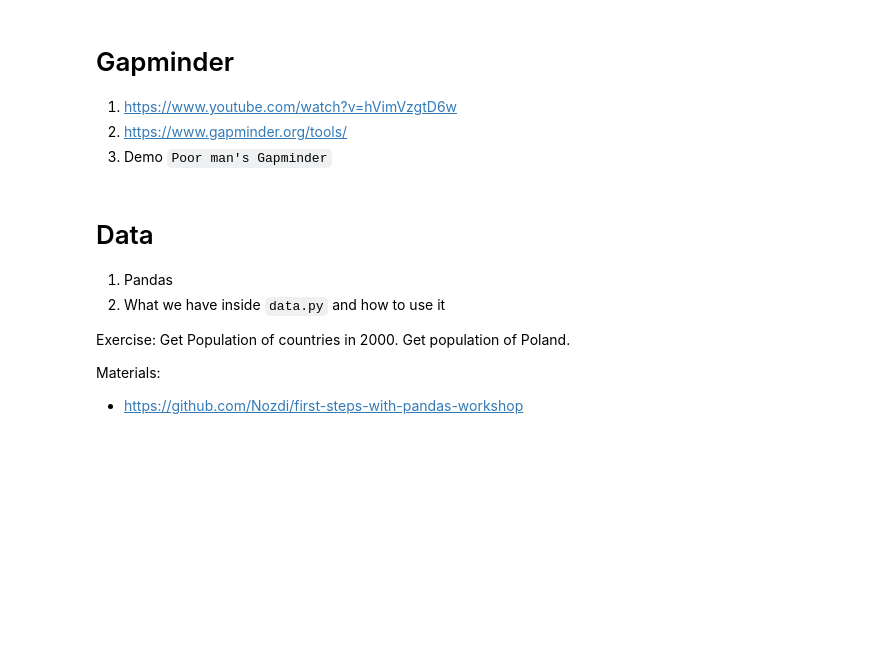
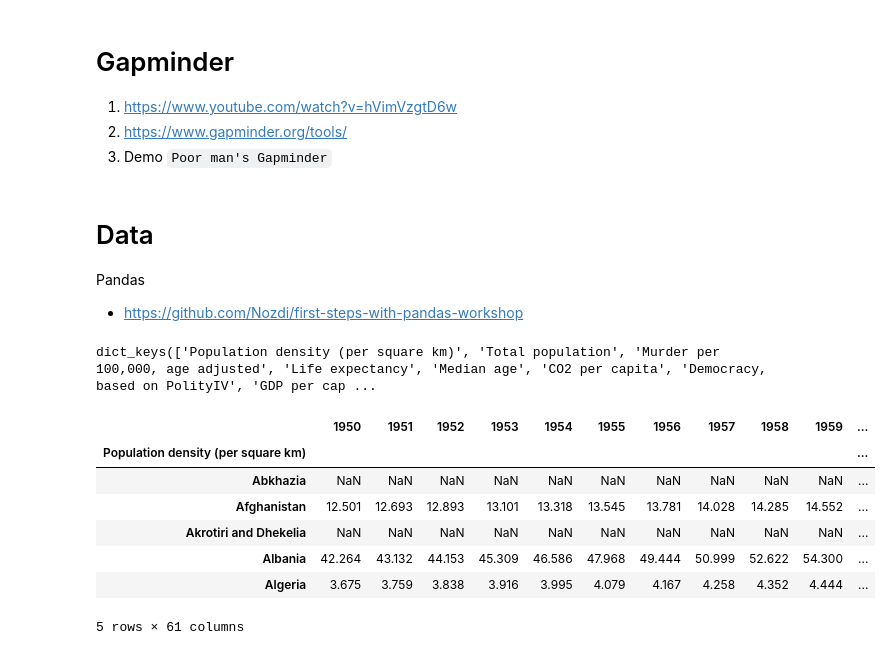
Before and after one commit to grechut/DASHboard, a Jupyter notebook: DASHboard.ipynb, the cells around one changed output. Drawn from its saved outputs; the diff is of its cells as text; code cells hidden in the pictures; blank space fills up the shorter version.

Commit message:
Fix loading of data and start data chapter

```diff
--- a/DASHboard.ipynb
+++ b/DASHboard.ipynb
@@ -72,10 +72,5 @@ quick, cheap, beautiful, healthy workshop
 # %% [markdown]
 # Data
 
-1. Pandas
-2. What we have inside `data.py` and how to use it
-
-Exercise: Get Population of countries in 2000. Get population of Poland.
-
-Materials:
+Pandas
 - https://github.com/Nozdi/first-steps-with-pandas-workshop
@@ -81,0 +84,16 @@ Materials:
+# %%
+data = load_data()
+data.keys()
+# %% [output]
+dict_keys(['Population density (per square km)', 'Total population', 'Murder per 100,000, age adjusted', 'Life expectancy', 'Median age', 'CO2 per capita', 'Democracy, based on PolityIV', 'GDP per cap ...
+# %%
+data['Population density (per square km)'].head()
+# %% [output]
+|  | 1950 | 1951 | 1952 | 1953 | 1954 | 1955 | 1956 | 1957 | 1958 | 1959 | ... |
+| Population density (per square km) |  |  |  |  |  |  |  |  |  |  | ... |
+| Abkhazia | NaN | NaN | NaN | NaN | NaN | NaN | NaN | NaN | NaN | NaN | ... |
+| Afghanistan | 12.501 | 12.693 | 12.893 | 13.101 | 13.318 | 13.545 | 13.781 | 14.028 | 14.285 | 14.552 | ... |
+| Akrotiri and Dhekelia | NaN | NaN | NaN | NaN | NaN | NaN | NaN | NaN | NaN | NaN | ... |
+| Albania | 42.264 | 43.132 | 44.153 | 45.309 | 46.586 | 47.968 | 49.444 | 50.999 | 52.622 | 54.300 | ... |
+| Algeria | 3.675 | 3.759 | 3.838 | 3.916 | 3.995 | 4.079 | 4.167 | 4.258 | 4.352 | 4.444 | ... |
+5 rows × 61 columns
```
Also changed, not shown: parts of 18 cells of this notebook, 1 other file.
